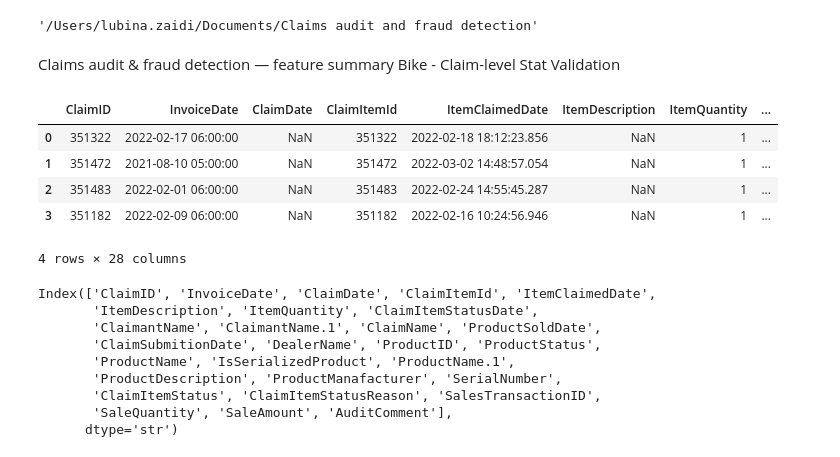
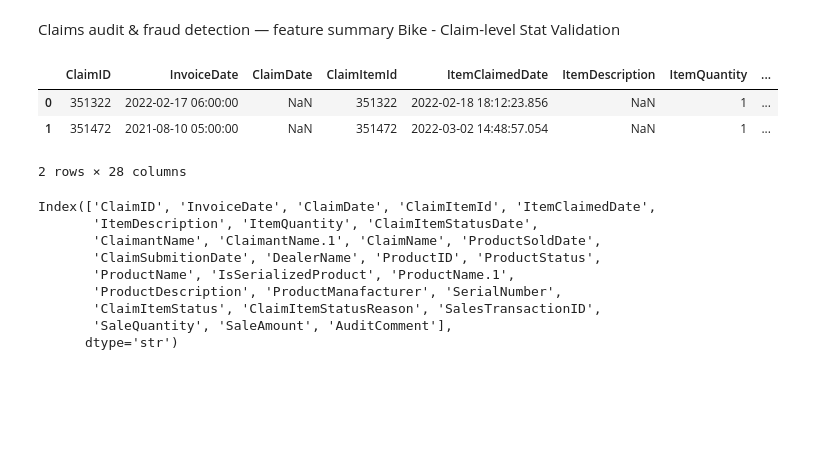
Before and after one commit to Lubina-ops/Claims-audit-and-fraud-detection, a Jupyter notebook: KM_Claim_data_Intial_Analysis.ipynb, the cells around one changed output. Saved outputs shown, nothing was run; the diff lists cells and outputs as text; code cells hidden in the pictures; blank space fills up the shorter version.

```diff
--- a/KM_Claim_data_Intial_Analysis.ipynb
+++ b/KM_Claim_data_Intial_Analysis.ipynb
@@ -1,7 +1,3 @@
-# %%
-pwd
-# %% [output]
-'/Users/lubina.zaidi/Documents/Claims audit and fraud detection'
 # %%
 import pandas as pd
 import numpy as np
@@ -16,14 +12,12 @@ df = pd.read_excel('consolidated_Vishalquery_detail_data.xlsx')
 Claims audit & fraud detection — feature summary
 Bike - Claim-level Stat Validation
 # %%
-df.head(4)
+df.head(2)
 # %% [output]
 |  | ClaimID | InvoiceDate | ClaimDate | ClaimItemId | ItemClaimedDate | ItemDescription | ItemQuantity | ... |
 | 0 | 351322 | 2022-02-17 06:00:00 | NaN | 351322 | 2022-02-18 18:12:23.856 | NaN | 1 | ... |
 | 1 | 351472 | 2021-08-10 05:00:00 | NaN | 351472 | 2022-03-02 14:48:57.054 | NaN | 1 | ... |
-| 2 | 351483 | 2022-02-01 06:00:00 | NaN | 351483 | 2022-02-24 14:55:45.287 | NaN | 1 | ... |
-| 3 | 351182 | 2022-02-09 06:00:00 | NaN | 351182 | 2022-02-16 10:24:56.946 | NaN | 1 | ... |
-4 rows × 28 columns
+2 rows × 28 columns
 # %%
 df.columns
 # %% [output]
```
Also changed, not shown: parts of 79 cells of this notebook.
